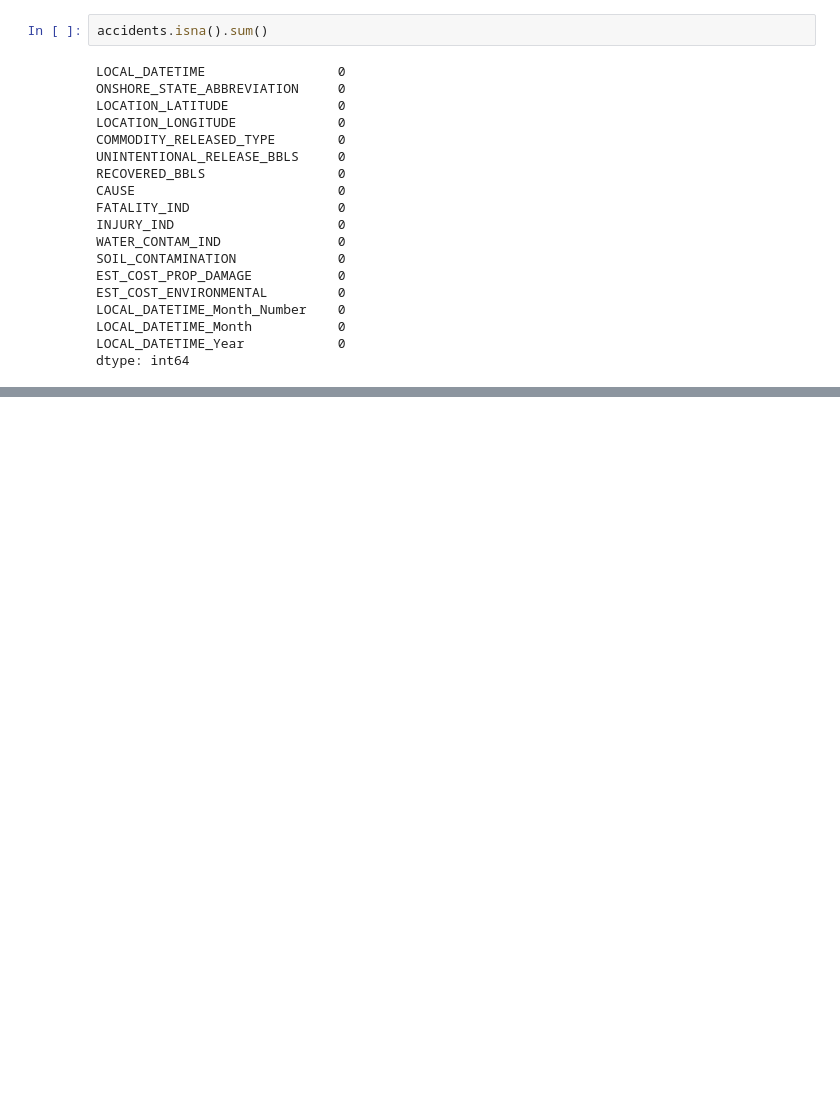
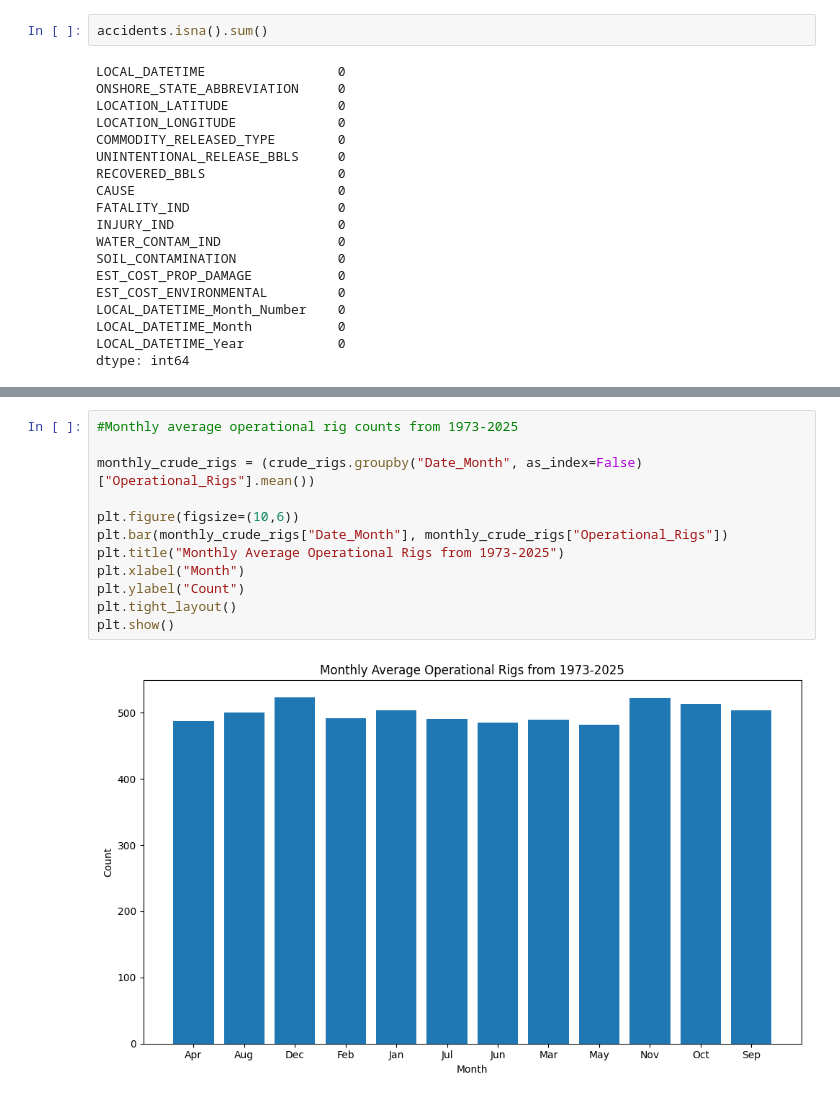
Before and after one commit to btokoli/Forecasting-Refinery-Throughput-Disruptions-via-Midstream-Pipeline-Incident-Analysis, a Jupyter notebook: notebooks/EDA_cleaning.ipynb, the cells around one changed output, grey strips where cells are left out. Drawn from its saved outputs; the diff is of its cells as text; blank space fills up the shorter version.

```diff
--- a/notebooks/EDA_cleaning.ipynb
+++ b/notebooks/EDA_cleaning.ipynb
@@ -232,0 +251,14 @@ dtype: int64
+# %%
+#Monthly average operational rig counts from 1973-2025
+
+monthly_crude_rigs = (crude_rigs.groupby("Date_Month", as_index=False)["Operational_Rigs"].mean())
+
+plt.figure(figsize=(10,6))
+plt.bar(monthly_crude_rigs["Date_Month"], monthly_crude_rigs["Operational_Rigs"])
+plt.title("Monthly Average Operational Rigs from 1973-2025")
+plt.xlabel("Month")
+plt.ylabel("Count")
+plt.tight_layout()
+plt.show()
+# %% [output]
+[figure, added]
```
Also changed, not shown: parts of 10 cells of this notebook, 1 other file.
